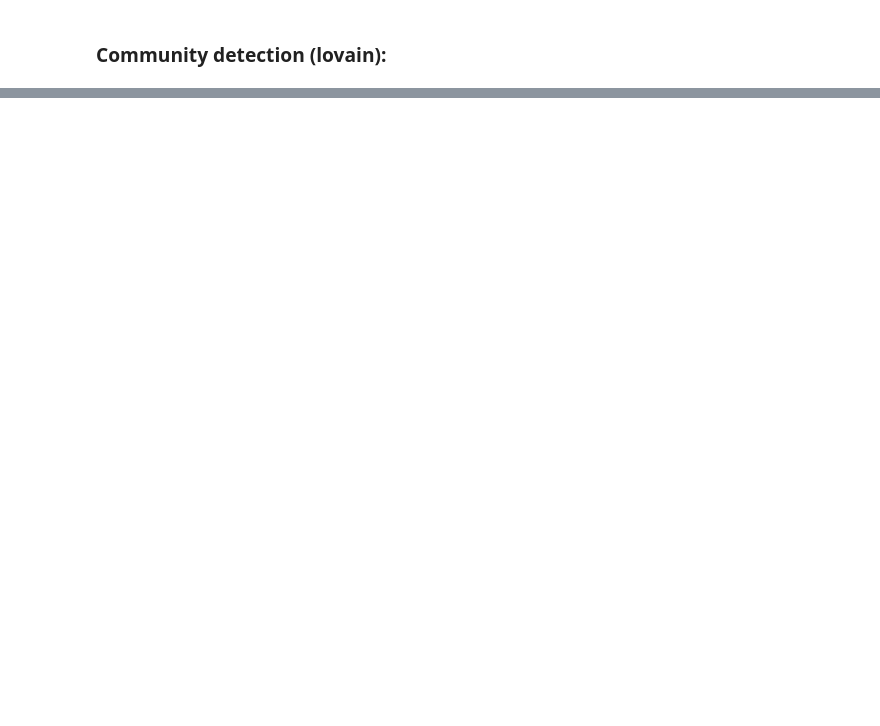
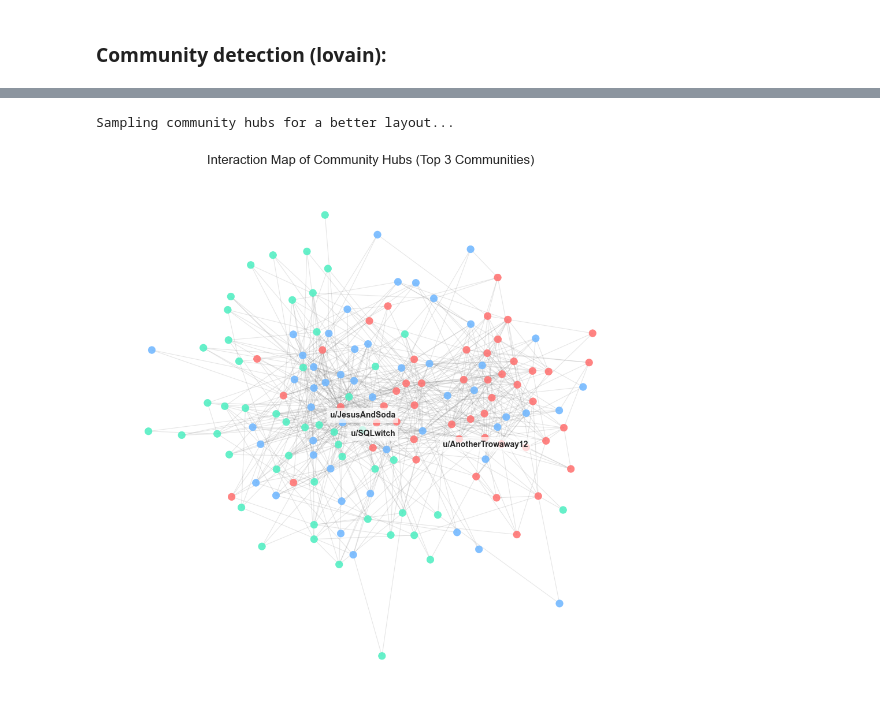
Before and after one commit to hamza-rx12/depression-network-analysis, a Jupyter notebook: analysis.ipynb, the cells around one changed output, grey strips where cells are left out. Saved outputs shown, nothing was run; the diff lists cells and outputs as text; code cells hidden in the pictures; blank space fills up the shorter version.

```diff
--- a/analysis.ipynb
+++ b/analysis.ipynb
@@ -963,0 +984,60 @@ Caused by: org.apache.spark.rpc.RpcEndpointNotFoundException: Cannot find endpo
+# %%
+# --- CONCERN: IMPROVED STRUCTURAL VISUALIZATION ---
+import networkx as nx
+
+top_k_indices = np.argsort(community_sizes)[::-1][:3]
+nodes_to_plot = []
+node_community_map = {}
+color_palette = ['#ff7675', '#74b9ff', '#55efc4']
+
+print("Sampling community hubs for a better layout...")
+
+for i, comm_idx in enumerate(top_k_indices):
+    members = communities[comm_idx]
+
+    # Get degrees for just the members of this community
+    member_degrees = G_undirected.degree(members)
+
+    # Sort members by degree and take the top 50 (the "hubs")
+    # This ensures we pick nodes that actually have connections to show!
+    top_member_indices = np.argsort(member_degrees)[::-1][:50]
+    sampled_nodes = [members[idx] for idx in top_member_indices]
+
+    for node in sampled_nodes:
+        nodes_to_plot.append(node)
+        node_community_map[node] = color_palette[i]
+
+# Create the Subgraph
+sub_g = G_undirected.subgraph(nodes_to_plot)
+
+# Convert to NetworkX
+edges = [(nodes_to_plot[e.source], nodes_to_plot[e.target]) for e in sub_g.es]
+nx_g = nx.Graph()
+nx_g.add_nodes_from(nodes_to_plot)
+nx_g.add_edges_from(edges)
+
+# Layout: Increase the 'k' parameter to give nodes more room
+plt.figure(figsize=(12, 12))
+pos = nx.spring_layout(nx_g, k=0.3, iterations=100)
+
+# Draw edges first so they are behind nodes
+nx.draw_networkx_edges(nx_g, pos, width=0.8, alpha=0.2, edge_color='gray')
+
+# Draw nodes
+colors = [node_community_map[n] for n in nx_g.nodes()]
+nx.draw_networkx_nodes(nx_g, pos, node_size=80, node_color=colors, alpha=0.9, linewidths=0.5)
+
+# Optional: Label the top node in each community
+for i, comm_idx in enumerate(top_k_indices):
+    # The first node in our sampled list for each comm is the highest degree
+    leader_node = [n for n, c in node_community_map.items() if c == color_palette[i]][0]
+    plt.text(pos[leader_node][0], pos[leader_node][1] + 0.05,
+             f"u/{node_names[leader_node]}", fontsize=10, fontweight='bold',
+             ha='center', bbox=dict(facecolor='white', alpha=0.7, edgecolor='none'))
+
+plt.title("Interaction Map of Community Hubs (Top 3 Communities)", fontsize=16)
+plt.axis('off')
+plt.show()
+# %% [output]
+Sampling community hubs for a better layout...
+[figure, added]
```
Also changed, not shown: parts of 20 cells of this notebook, 3 other files.
